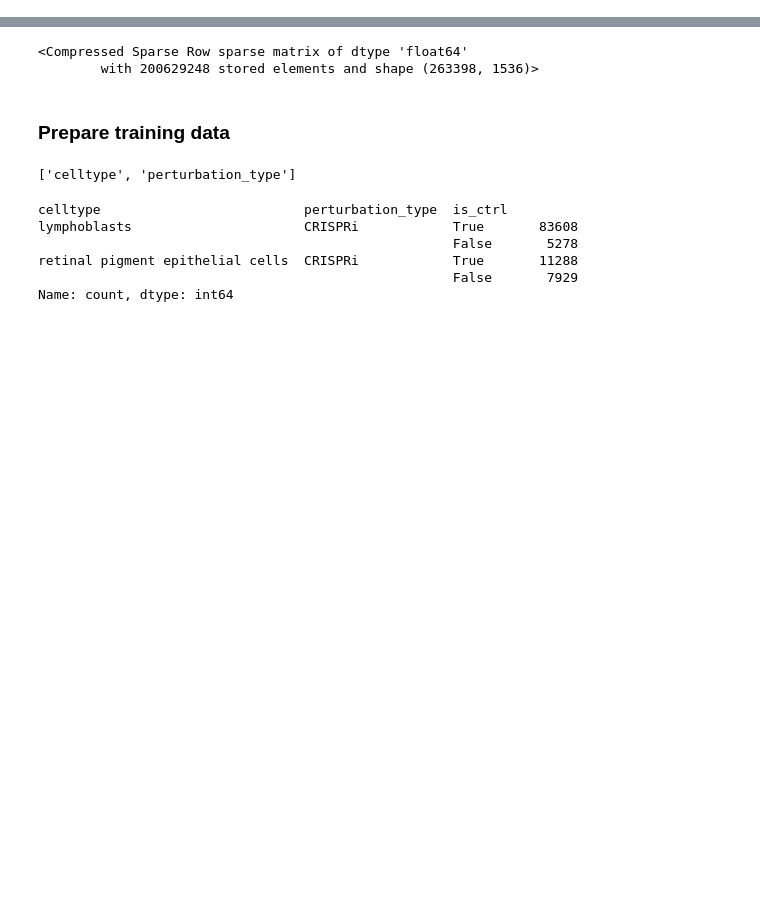
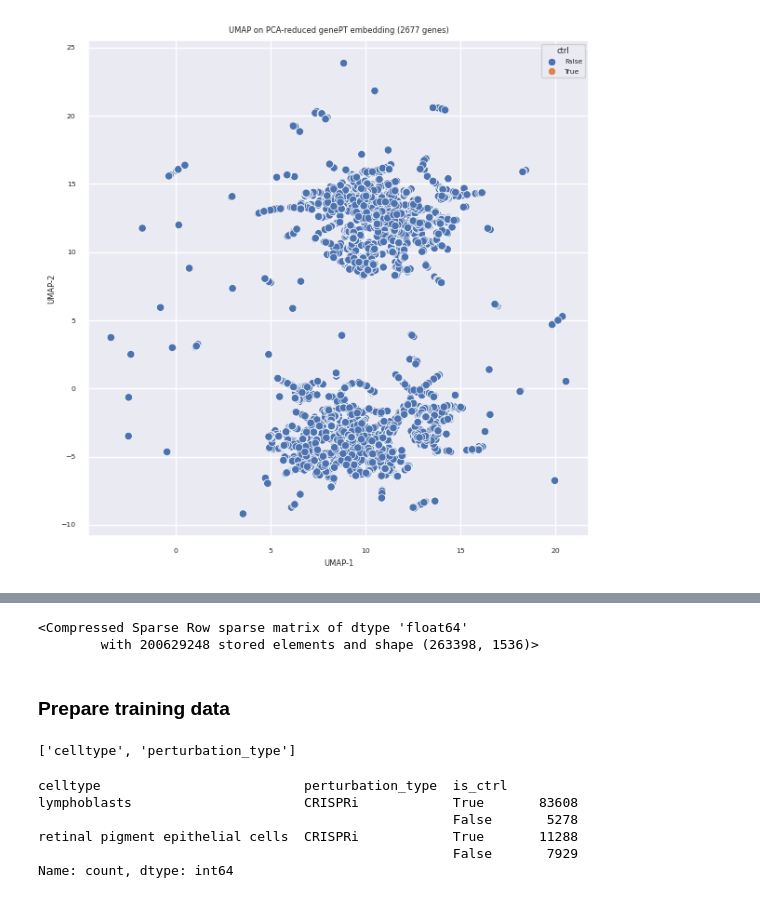
Before and after one commit to GoyalLab/ExPert, a Jupyter notebook: vae/notebooks/GeneEmbeddings.ipynb, the cells around one changed output, grey strips where cells are left out. Saved outputs shown, nothing was run; the diff lists cells and outputs as text; code cells hidden in the pictures; blank space fills up the shorter version.

```diff
--- a/vae/notebooks/GeneEmbeddings.ipynb
+++ b/vae/notebooks/GeneEmbeddings.ipynb
@@ -68,0 +56,39 @@ gene_emb_idx_map.columns = ['emb_idx', 'gene']
+# %%
+# Add interpolate values for knockdown (-1) and activation (1)
+emb_i = emb_a * -1
+emb_i.index = 'neg;' + emb_i.index.astype(str)
+emb_a.index = 'pos;' + emb_a.index.astype(str)
+class_emb = pd.concat([emb_a, emb_i])
+# %%
+pca = sc.pp.pca(class_emb)
+# %%
+import umap
+import numpy as np
+import matplotlib.pyplot as plt
+
+
+# Fit UMAP on PCA-reduced data
+reducer = umap.UMAP(n_neighbors=5, min_dist=0.1, metric='euclidean')
+umap_embedding = reducer.fit_transform(pca)  # (n_samples, 2)
+# %%
+pl_df = pd.DataFrame(
+    {
+        'UMAP-1': umap_embedding[:,0], 'UMAP-2': umap_embedding[:,1],
+        'perturbation': class_emb.index.str.split(';').str[1].values,
+        'perturbation type': class_emb.index.str.split(';').str[0].values,
+        'cls_label': class_emb.index.values
+    }
+)
+pl_df['ctrl'] = pl_df.perturbation=='control'
+# %%
+# Plot
+plt.figure(figsize=(6, 6))
+sns.scatterplot(pl_df, x='UMAP-1', y='UMAP-2', hue='ctrl')
+plt.title(f"UMAP on PCA-reduced genePT embedding ({len(available_targets)} genes)")
+plt.xlabel("UMAP-1")
+plt.ylabel("UMAP-2")
+plt.grid(True)
+plt.tight_layout()
+plt.show()
+# %% [output]
+[figure, added]
```
Also changed, not shown: parts of 38 cells of this notebook, 17 other files.
